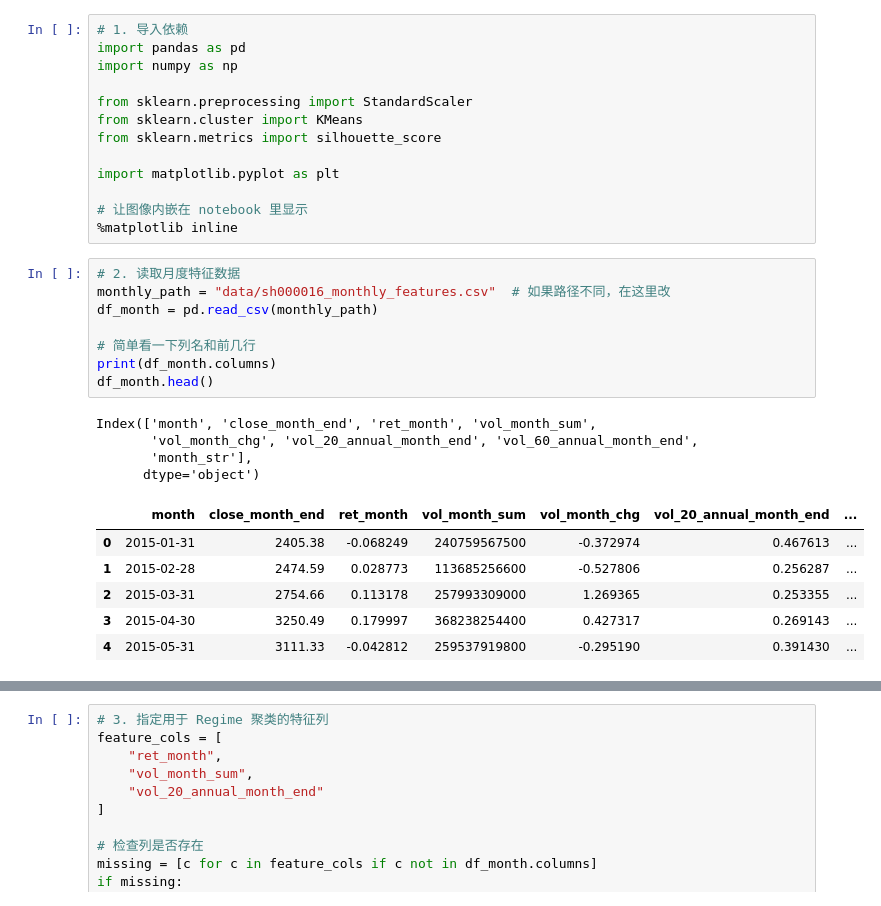
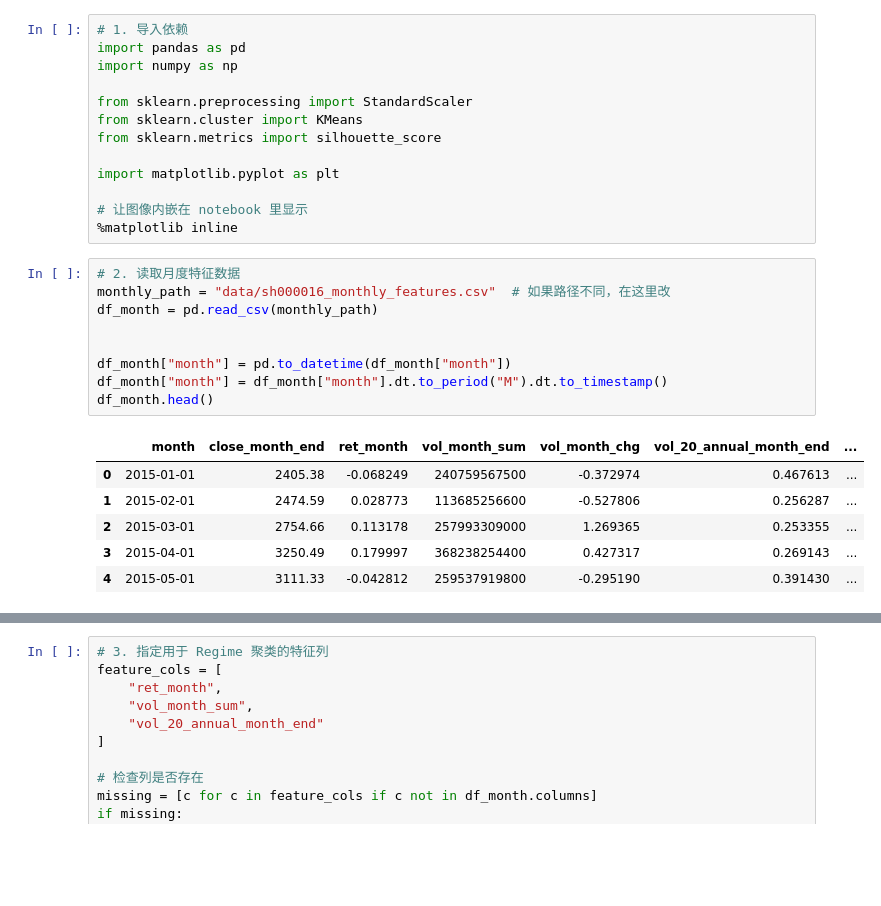
Before and after one commit to XanderZhou2022/quant_investment_final_project, a Jupyter notebook: cluster.ipynb, the cells around one changed output, grey strips where cells are left out. Cells and saved outputs as stored; diff of their text form; blank space fills up the shorter version.

```diff
--- a/cluster.ipynb
+++ b/cluster.ipynb
@@ -14,22 +14,19 @@ import matplotlib.pyplot as plt
 # %%
 # 2. 读取月度特征数据
 monthly_path = "data/sh000016_monthly_features.csv"  # 如果路径不同，在这里改
 df_month = pd.read_csv(monthly_path)
 
-# 简单看一下列名和前几行
-print(df_month.columns)
+
+df_month["month"] = pd.to_datetime(df_month["month"])
+df_month["month"] = df_month["month"].dt.to_period("M").dt.to_timestamp()
 df_month.head()
 # %% [output]
-Index(['month', 'close_month_end', 'ret_month', 'vol_month_sum',
-       'vol_month_chg', 'vol_20_annual_month_end', 'vol_60_annual_month_end',
-       'month_str'],
-      dtype='object')
 |  | month | close_month_end | ret_month | vol_month_sum | vol_month_chg | vol_20_annual_month_end | ... |
-| 0 | 2015-01-31 | 2405.38 | -0.068249 | 240759567500 | -0.372974 | 0.467613 | ... |
-| 1 | 2015-02-28 | 2474.59 | 0.028773 | 113685256600 | -0.527806 | 0.256287 | ... |
-| 2 | 2015-03-31 | 2754.66 | 0.113178 | 257993309000 | 1.269365 | 0.253355 | ... |
-| 3 | 2015-04-30 | 3250.49 | 0.179997 | 368238254400 | 0.427317 | 0.269143 | ... |
-| 4 | 2015-05-31 | 3111.33 | -0.042812 | 259537919800 | -0.295190 | 0.391430 | ... |
+| 0 | 2015-01-01 | 2405.38 | -0.068249 | 240759567500 | -0.372974 | 0.467613 | ... |
+| 1 | 2015-02-01 | 2474.59 | 0.028773 | 113685256600 | -0.527806 | 0.256287 | ... |
+| 2 | 2015-03-01 | 2754.66 | 0.113178 | 257993309000 | 1.269365 | 0.253355 | ... |
+| 3 | 2015-04-01 | 3250.49 | 0.179997 | 368238254400 | 0.427317 | 0.269143 | ... |
+| 4 | 2015-05-01 | 3111.33 | -0.042812 | 259537919800 | -0.295190 | 0.391430 | ... |
 # %%
 # 3. 处理日期列并设为索引
 date_col = "month"   # 如果你的列叫 'month' 就改成 "month"
```
Also changed, not shown: parts of 7 cells of this notebook, 1 other file.
